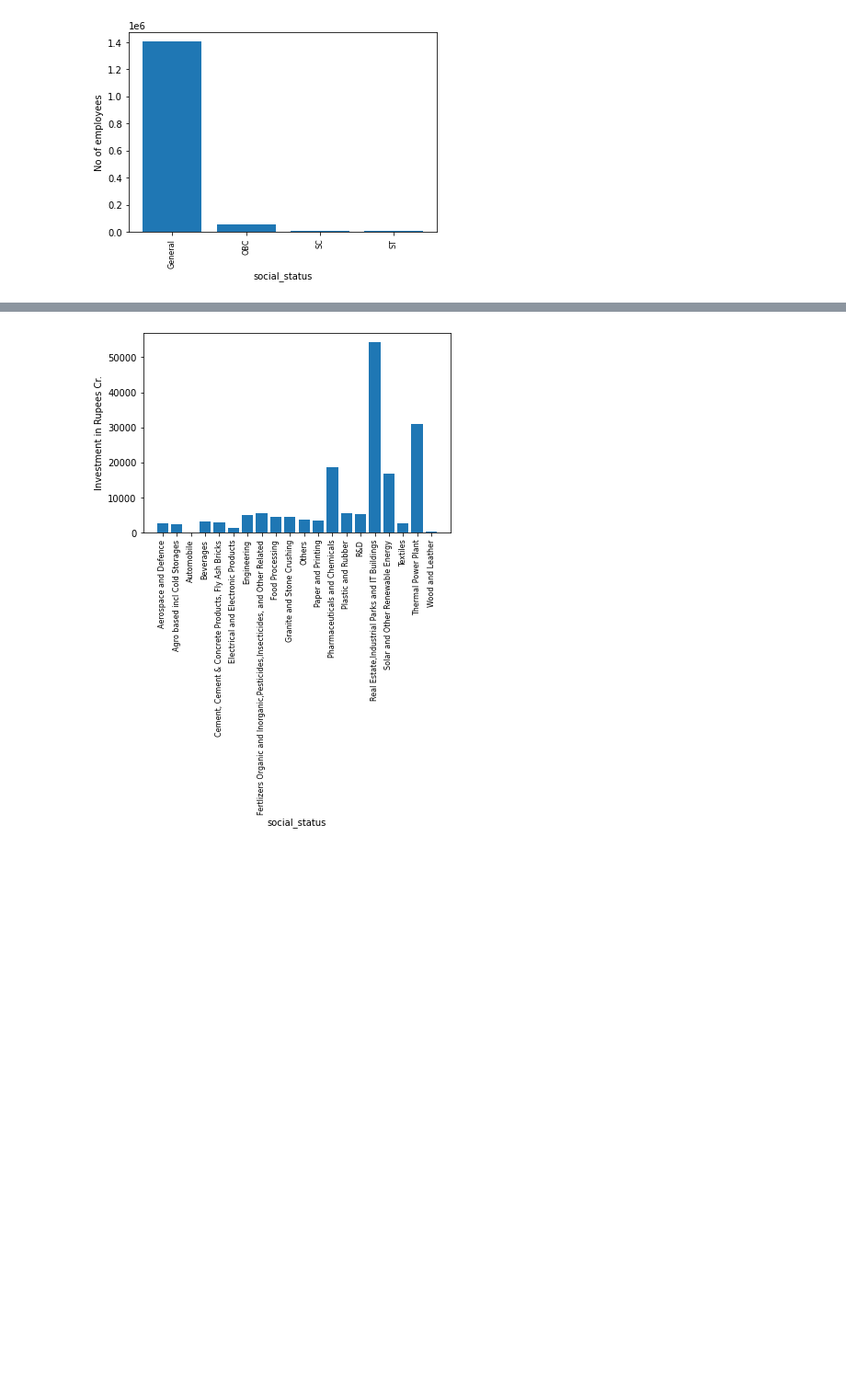
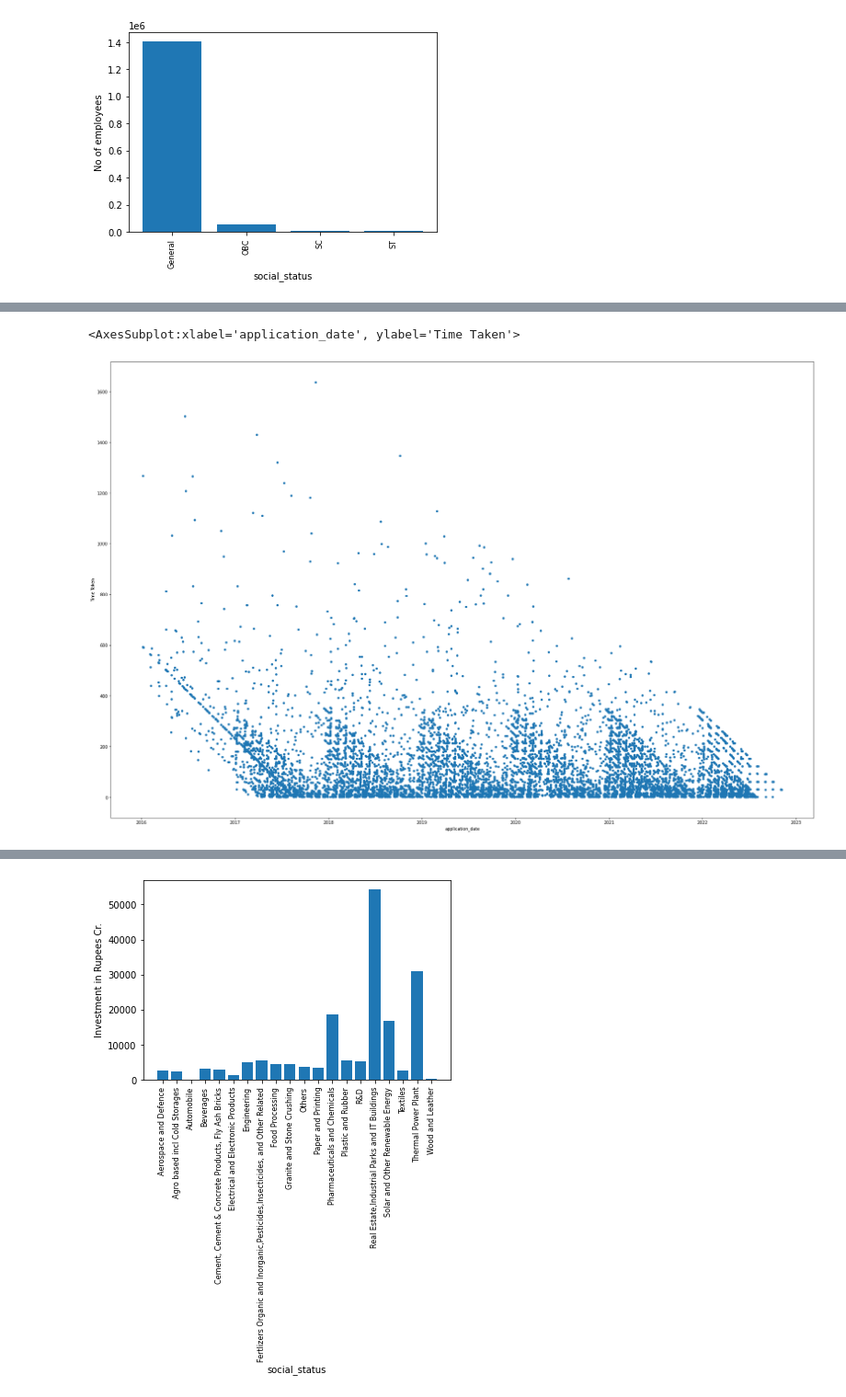
Before and after one commit to voletibhaskar/Telangana-IPass-Data-Analysis, a Jupyter notebook: Time_jupyter.ipynb, the cells around one changed output, grey strips where cells are left out. Shown: that part at 92% size. Drawn from its saved outputs; the diff is of its cells as text; code cells hidden in the pictures; blank space fills up the shorter version.

```diff
--- a/Time_jupyter.ipynb
+++ b/Time_jupyter.ipynb
@@ -295,3 +302,8 @@ all_time_data.tail()
+# %%
+Time_taken_genuine[['application_date','Time Taken']].plot(kind='scatter',x='application_date',y='Time Taken', figsize=(30,20))
+# %% [output]
+<AxesSubplot:xlabel='application_date', ylabel='Time Taken'>
+[figure, added]
 # %%
 nan_df = all_time_data[all_time_data['sector'].isna()]
 display(nan_df.head())
```
Also changed, not shown: parts of 10 cells of this notebook, 1 other file.
